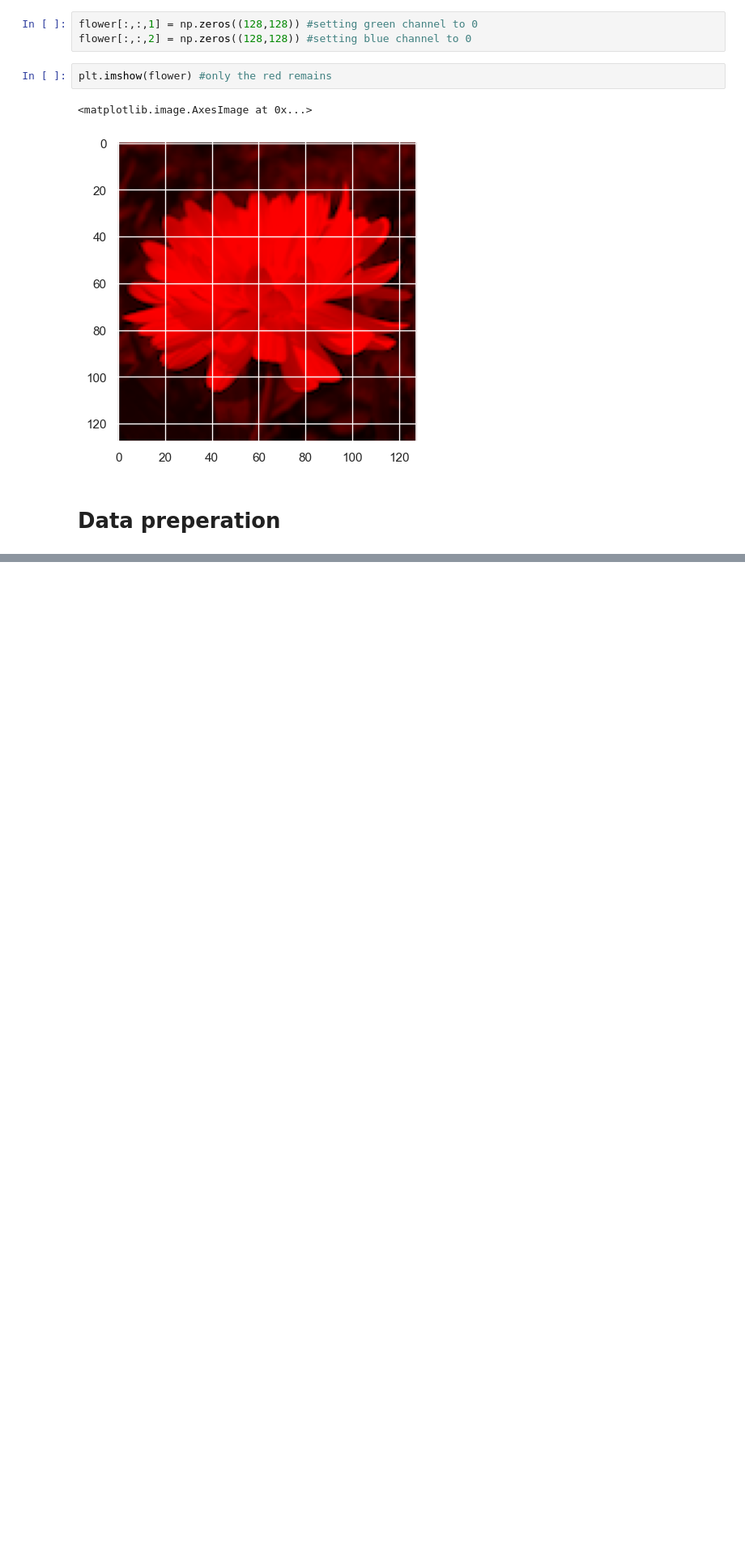
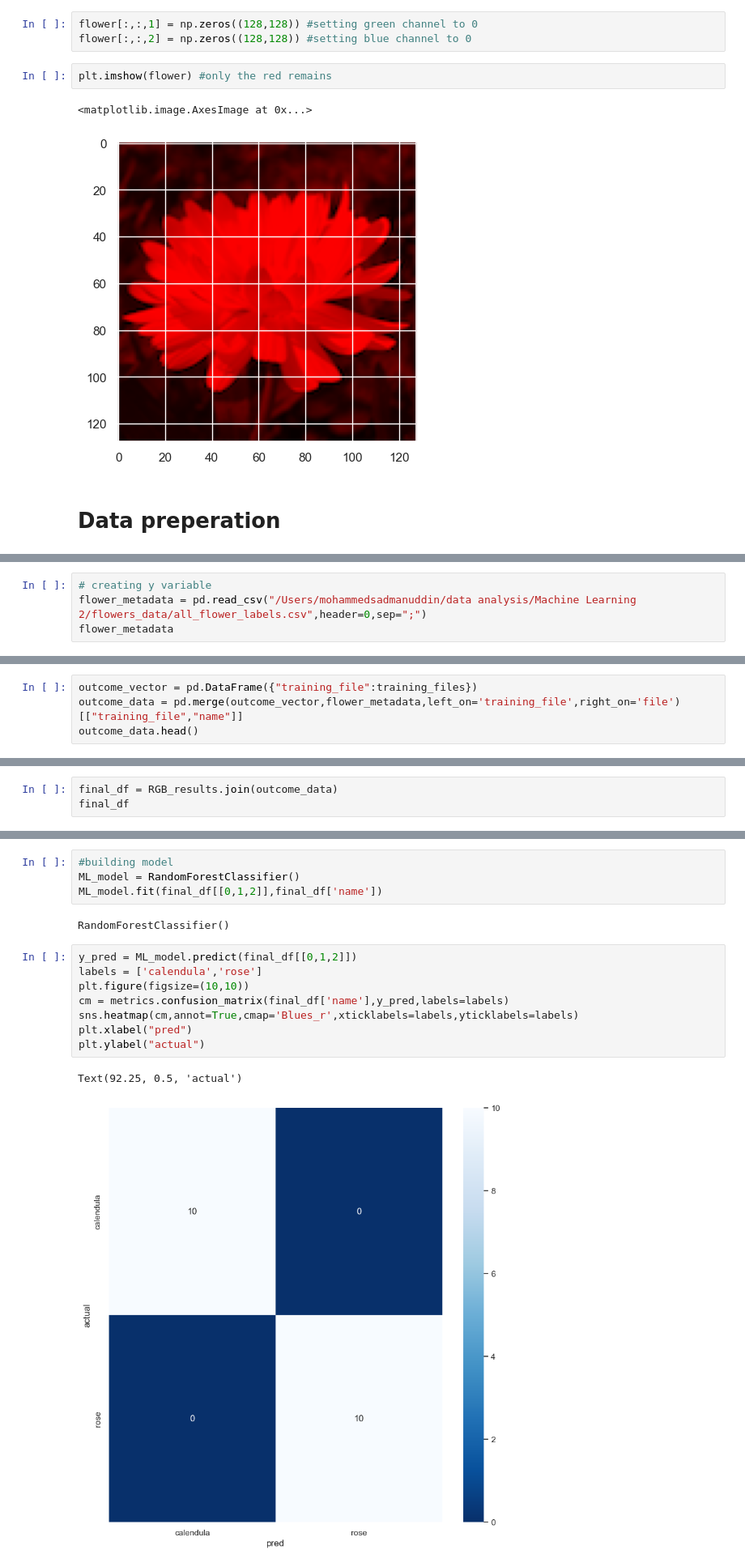
Before and after one commit to SadmanUddin/Data-analysis-and-statistics, a Jupyter notebook: Machine Learning 2/Untitled-1.ipynb, the cells around one changed output, grey strips where cells are left out. Shown at 81% size. Drawn from its saved outputs; the diff is of its cells as text; blank space fills up the shorter version.

Commit message:
new model added

```diff
--- a/Machine Learning 2/Untitled-1.ipynb
+++ b/Machine Learning 2/Untitled-1.ipynb
@@ -123,0 +162,4 @@ FileNotFoundError: [Errno 2] No such file or directory: 'Machine Learning 2/flow
+# %%
+# creating y variable
+flower_metadata = pd.read_csv("/Users/mohammedsadmanuddin/data analysis/Machine Learning 2/flowers_data/all_flower_labels.csv",header=0,sep=";")
+flower_metadata
@@ -123,0 +192,4 @@ FileNotFoundError: [Errno 2] No such file or directory: 'Machine Learning 2/flow
+# %%
+outcome_vector = pd.DataFrame({"training_file":training_files})
+outcome_data = pd.merge(outcome_vector,flower_metadata,left_on='training_file',right_on='file')[["training_file","name"]]
+outcome_data.head()
@@ -123,0 +207,3 @@ FileNotFoundError: [Errno 2] No such file or directory: 'Machine Learning 2/flow
+# %%
+final_df = RGB_results.join(outcome_data)
+final_df
@@ -123,0 +235,17 @@ FileNotFoundError: [Errno 2] No such file or directory: 'Machine Learning 2/flow
+# %%
+#building model
+ML_model = RandomForestClassifier()
+ML_model.fit(final_df[[0,1,2]],final_df['name'])
+# %% [output]
+RandomForestClassifier()
+# %%
+y_pred = ML_model.predict(final_df[[0,1,2]])
+labels = ['calendula','rose']
+plt.figure(figsize=(10,10))
+cm = metrics.confusion_matrix(final_df['name'],y_pred,labels=labels)
+sns.heatmap(cm,annot=True,cmap='Blues_r',xticklabels=labels,yticklabels=labels)
+plt.xlabel("pred")
+plt.ylabel("actual")
+# %% [output]
+Text(92.25, 0.5, 'actual')
+[figure, added]
```
Also changed, not shown: parts of 17 cells of this notebook.
